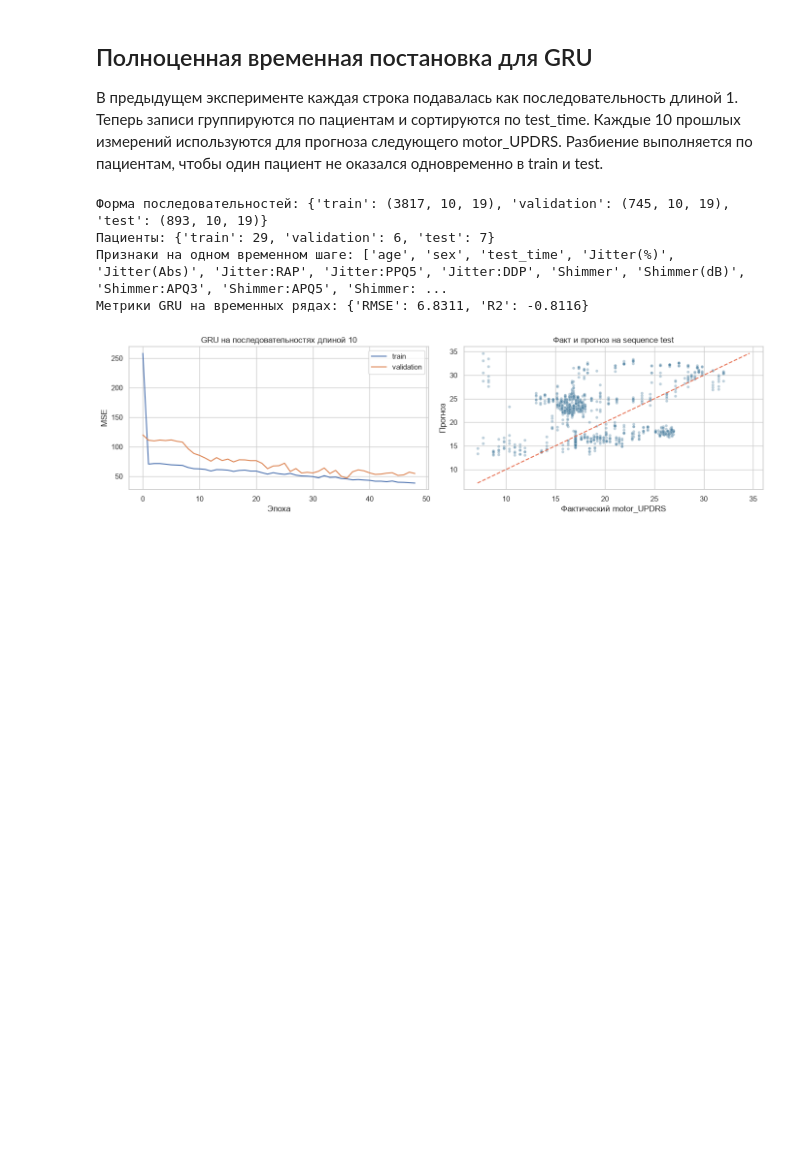
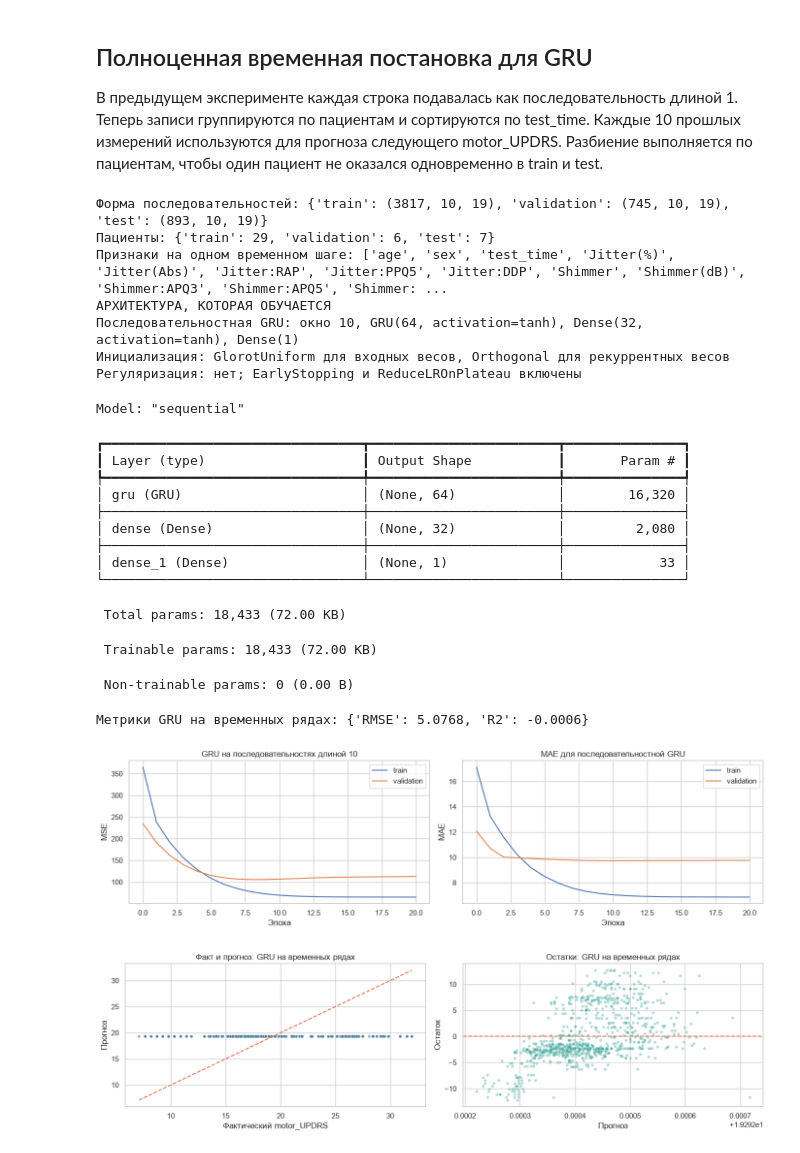
Before and after one commit to imnoname/intelligent-data-analysis-ml, a Jupyter notebook: lr1/lr1_variant6_parkinsons_regression.ipynb, the cells around one changed output. Drawn from its saved outputs; the diff is of its cells as text; code cells hidden in the pictures; blank space fills up the shorter version.

Commit message:
Add activation, initialization, and regularization experiments

```diff
--- a/lr1/lr1_variant6_parkinsons_regression.ipynb
+++ b/lr1/lr1_variant6_parkinsons_regression.ipynb
@@ -748,48 +1143,72 @@ print("Признаки на одном временном шаге:", sequence_
 if TF_AVAILABLE:
     tf.keras.backend.clear_session()
     tf.keras.utils.set_random_seed(SEED)
+    print("АРХИТЕКТУРА, КОТОРАЯ ОБУЧАЕТСЯ")
+    print("Последовательностная GRU: окно 10, GRU(64, activation=tanh), Dense(32, activation=tanh), Dense(1)")
+    print("Инициализация: GlorotUniform для входных весов, Orthogonal для рекуррентных весов")
+    print("Регуляризация: нет; EarlyStopping и ReduceLROnPlateau включены")
     sequence_gru = tf.keras.Sequential([
         tf.keras.layers.Input(shape=(SEQUENCE_LENGTH, len(sequence_feature_cols))),
-        tf.keras.layers.GRU(64, dropout=0.15, kernel_regularizer=tf.keras.regularizers.l2(1e-4)),
-        tf.keras.layers.Dense(32, activation="relu", kernel_regularizer=tf.keras.regularizers.l2(1e-4)),
-        tf.keras.layers.Dropout(0.15),
+        tf.keras.layers.GRU(64, activation="tanh", kernel_initializer="glorot_uniform",
+                            recurrent_initializer="orthogonal"),
+        tf.keras.layers.Dense(32, activation="tanh", kernel_initializer="glorot_uniform"),
         tf.keras.layers.Dense(1),
     ])
+    sequence_gru.summary()
     sequence_gru.compile(optimizer=tf.keras.optimizers.Adam(learning_rate=1e-3), loss="mse", metrics=["mae"])
     sequence_callbacks = [
         tf.keras.callbacks.EarlyStopping(monitor="val_loss", patience=12, restore_best_weights=True),
         tf.keras.callbacks.ReduceLROnPlateau(monitor="val_loss", factor=0.5, patience=6, min_lr=1e-6),
     ]
     sequence_history = sequence_gru.fit(
         X_seq_train, y_seq_train,
         validation_data=(X_seq_val, y_seq_val),
         epochs=80, batch_size=64, verbose=0, callbacks=sequence_callbacks,
     )
     sequence_test_pred = sequence_gru.predict(X_seq_test, verbose=0).ravel()
     sequence_test_metrics = regression_metrics(y_seq_test, sequence_test_pred)
     print("Метрики GRU на временных рядах:", {k: round(v, 4) for k, v in sequence_test_metrics.items()})
 
     fig, axes = plt.subplots(1, 2, figsize=(14, 4))
     axes[0].plot(sequence_history.history["loss"], label="train")
     axes[0].plot(sequence_history.history["val_loss"], label="validation")
     axes[0].set(title="GRU на последовательностях длиной 10", xlabel="Эпоха", ylabel="MSE")
     axes[0].legend()
-    sns.scatterplot(x=y_seq_test, y=sequence_test_pred, alpha=0.35, s=18, ax=axes[1], color="#457b9d")
-    limits = [min(y_seq_test.min(), sequence_test_pred.min()), max(y_seq_test.max(), sequence_test_pred.max())]
-    axes[1].plot(limits, limits, "--", color="#e76f51")
-    axes[1].set(title="Факт и прогноз на sequence test", xlabel="Фактический motor_UPDRS", ylabel="Прогноз")
+    axes[1].plot(sequence_history.history["mae"], label="train")
+    axes[1].plot(sequence_history.history["val_mae"], label="validation")
+    axes[1].set(title="MAE для последовательностной GRU", xlabel="Эпоха", ylabel="MAE")
+    axes[1].legend()
     plt.tight_layout(); plt.show()
+    plot_prediction_metrics(y_seq_test, sequence_test_pred, "GRU на временных рядах")
 else:
     sequence_gru = None
     sequence_history = None
     sequence_test_metrics = {}
     print("Установите TensorFlow для обучения последовательностной GRU.")
 # %% [output]
 Форма последовательностей: {'train': (3817, 10, 19), 'validation': (745, 10, 19), 'test': (893, 10, 19)}
 Пациенты: {'train': 29, 'validation': 6, 'test': 7}
 Признаки на одном временном шаге: ['age', 'sex', 'test_time', 'Jitter(%)', 'Jitter(Abs)', 'Jitter:RAP', 'Jitter:PPQ5', 'Jitter:DDP', 'Shimmer', 'Shimmer(dB)', 'Shimmer:APQ3', 'Shimmer:APQ5', 'Shimmer: ...
-Метрики GRU на временных рядах: {'RMSE': 6.8311, 'R2': -0.8116}
+АРХИТЕКТУРА, КОТОРАЯ ОБУЧАЕТСЯ
+Последовательностная GRU: окно 10, GRU(64, activation=tanh), Dense(32, activation=tanh), Dense(1)
+Инициализация: GlorotUniform для входных весов, Orthogonal для рекуррентных весов
+Регуляризация: нет; EarlyStopping и ReduceLROnPlateau включены
+Model: "sequential"
+┏━━━━━━━━━━━━━━━━━━━━━━━━━━━━━━━━━┳━━━━━━━━━━━━━━━━━━━━━━━━┳━━━━━━━━━━━━━━━┓
+┃ Layer (type)                    ┃ Output Shape           ┃       Param # ┃
+┡━━━━━━━━━━━━━━━━━━━━━━━━━━━━━━━━━╇━━━━━━━━━━━━━━━━━━━━━━━━╇━━━━━━━━━━━━━━━┩
+│ gru (GRU)                       │ (None, 64)             │        16,320 │
+├─────────────────────────────────┼────────────────────────┼───────────────┤
+│ dense (Dense)                   │ (None, 32)             │         2,080 │
+├─────────────────────────────────┼────────────────────────┼───────────────┤
+│ dense_1 (Dense)                 │ (None, 1)              │            33 │
+└─────────────────────────────────┴────────────────────────┴───────────────┘
+ Total params: 18,433 (72.00 KB)
+ Trainable params: 18,433 (72.00 KB)
+ Non-trainable params: 0 (0.00 B)
+Метрики GRU на временных рядах: {'RMSE': 5.0768, 'R2': -0.0006}
-[figure, old version]
+[figure, new version]
+[figure, added]
 # %%
 # Сравнение табличной GRU и последовательностной GRU
 if TF_AVAILABLE and not comparison_results.empty:
```
Also changed, not shown: parts of 20 cells of this notebook, 1 other file.
